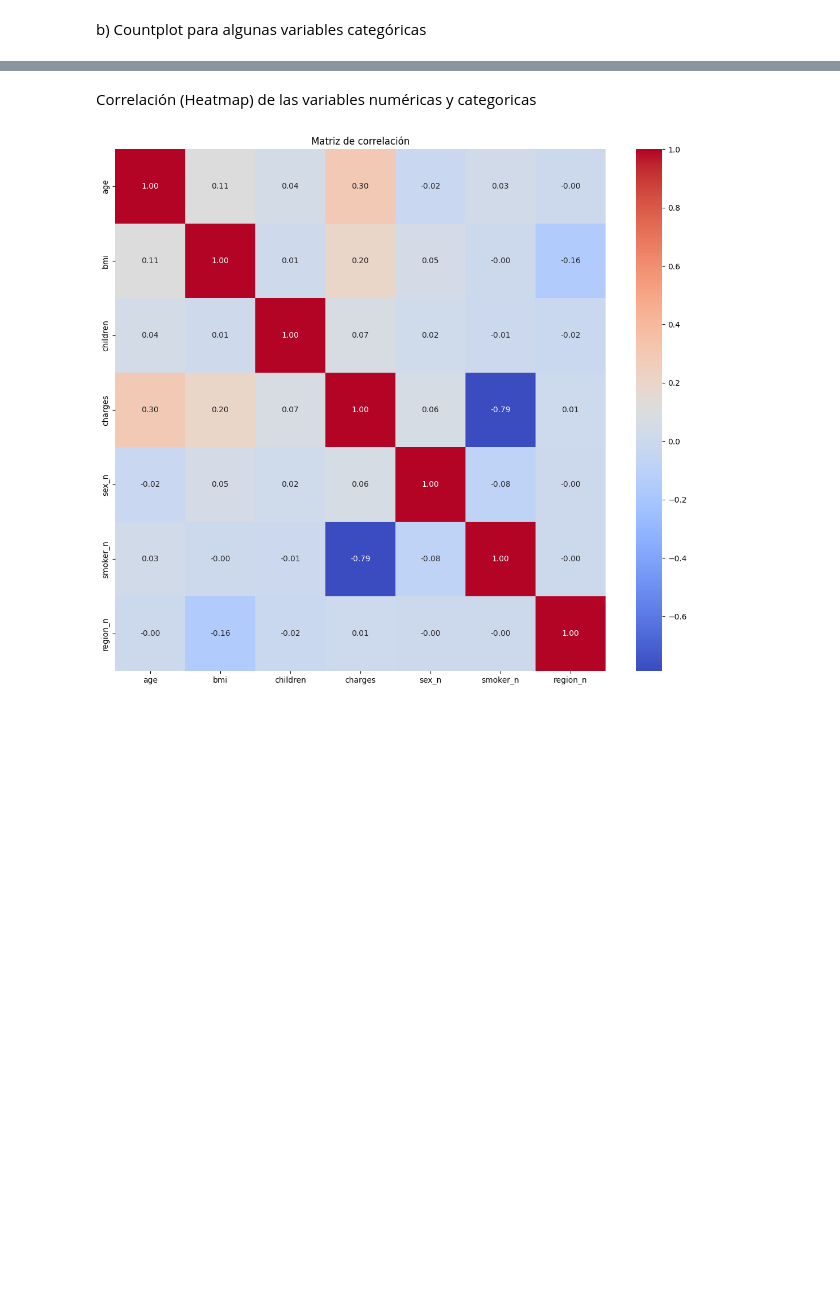
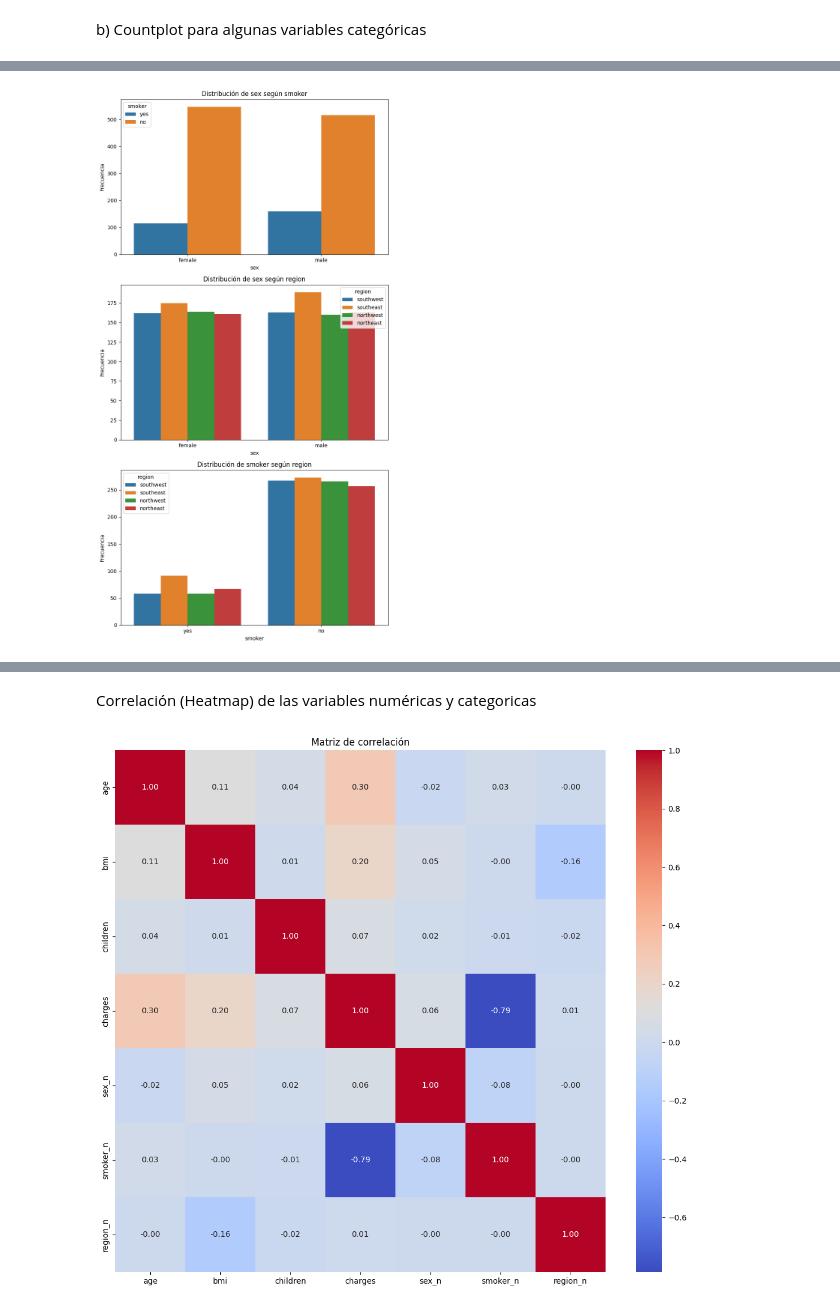
Before and after one commit to Vic1CR/ejercicio_regresion_lineal, a Jupyter notebook: src/EDA.ipynb, the cells around one changed output, grey strips where cells are left out. Drawn from its saved outputs; the diff is of its cells as text; code cells hidden in the pictures; blank space fills up the shorter version.

```diff
--- a/src/EDA.ipynb
+++ b/src/EDA.ipynb
@@ -209,0 +257,30 @@ plt.show()
+# %%
+import seaborn as sns
+import matplotlib.pyplot as plt
+import itertools  # Para hacer combinaciones de pares de variables categóricas
+
+# Identificar columnas categóricas
+categorical_cols = df.select_dtypes(include=['object']).columns
+
+# Generar todas las combinaciones posibles de pares de variables categóricas
+category_pairs = list(itertools.combinations(categorical_cols, 2))
+
+# Crear subplots para cada combinación de variables categóricas
+fig, axes = plt.subplots(len(category_pairs), 1, figsize=(8, 5 * len(category_pairs)))
+
+# Si solo hay una pareja, convertir axes en lista para evitar errores de indexación
+if len(category_pairs) == 1:
+    axes = [axes]
+
+# Graficar cada combinación de variables categóricas
+for i, (cat1, cat2) in enumerate(category_pairs):
+    sns.countplot(data=df, x=cat1, hue=cat2, ax=axes[i])
+    axes[i].set_title(f"Distribución de {cat1} según {cat2}")
+    axes[i].set_xlabel(cat1)
+    axes[i].set_ylabel("Frecuencia")
+
+# Ajustar el diseño para evitar solapamientos
+plt.tight_layout()
+plt.show()
+# %% [output]
+[figure, added]
```
Also changed, not shown: parts of 25 cells of this notebook, 27 other files.
